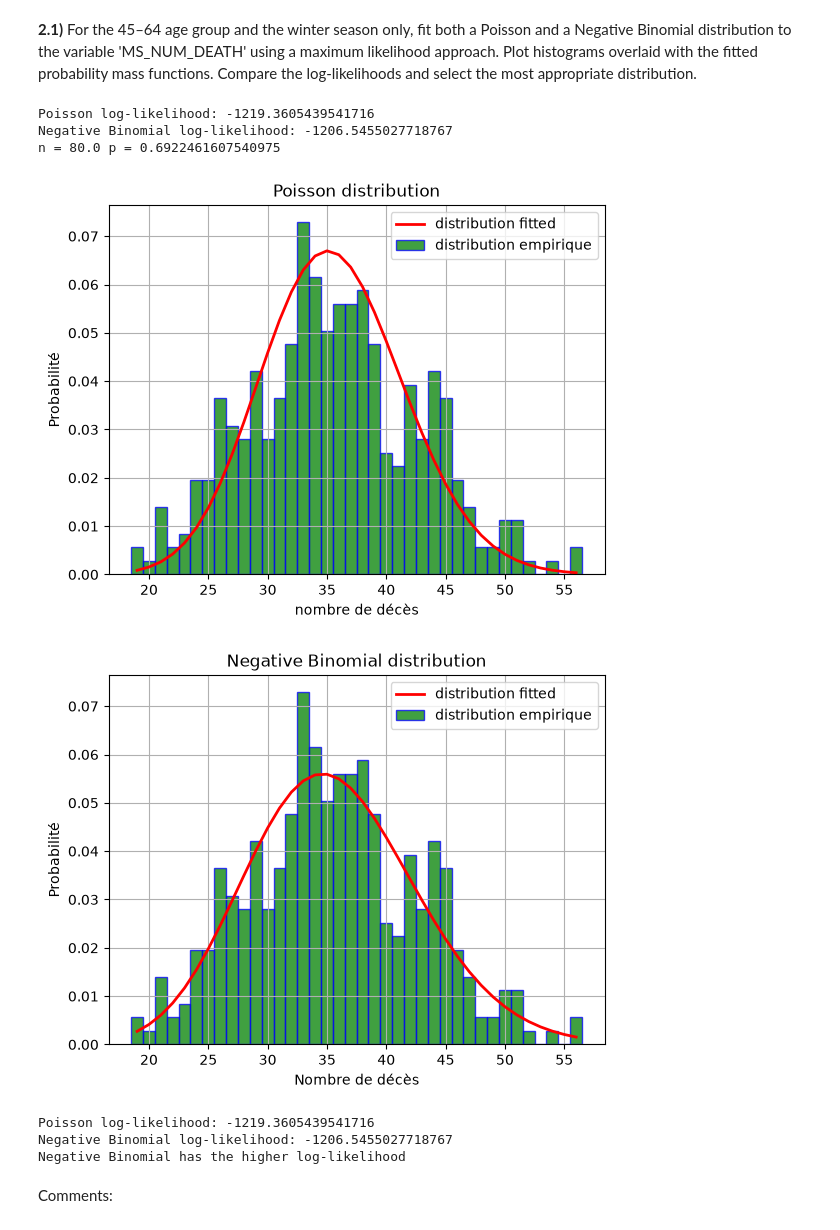
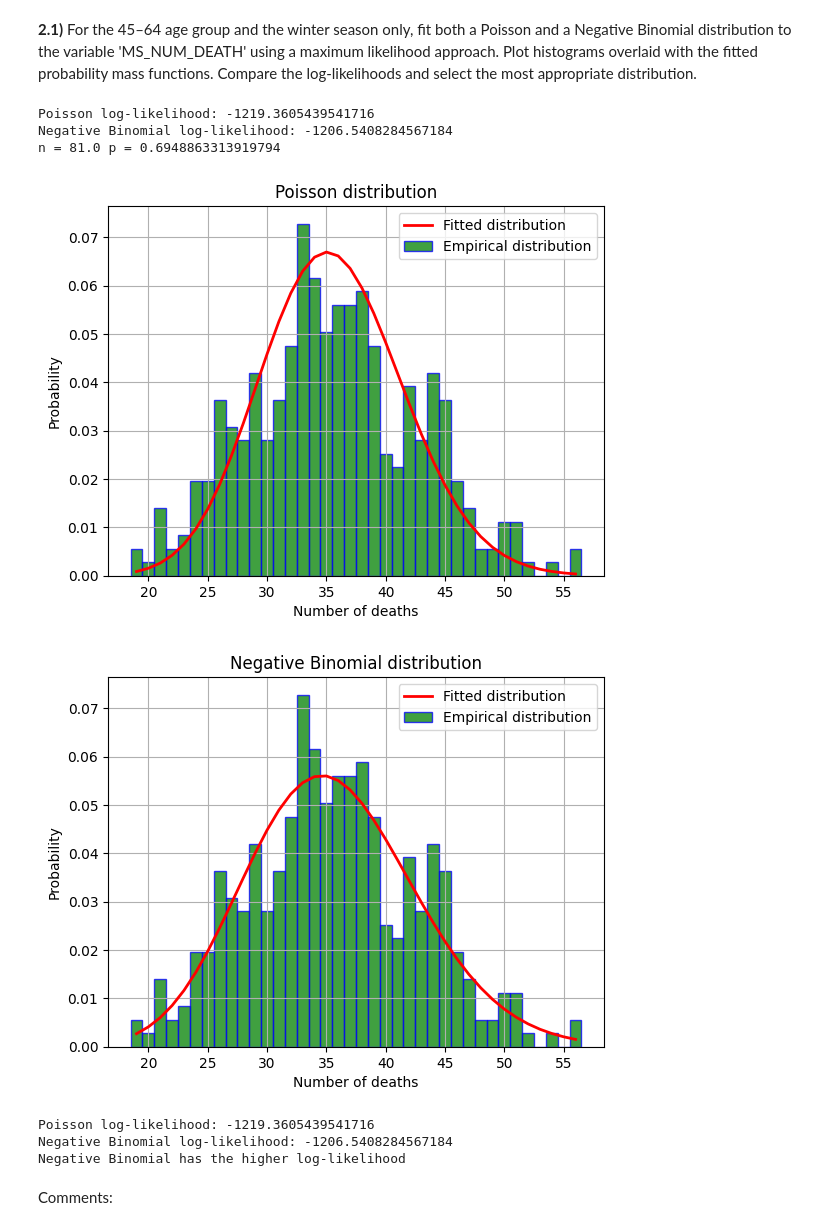
Before and after one commit to Rom-cd/hackaton_stats, a Jupyter notebook: Hackathon_26_27.ipynb, the cells around one changed output. Saved outputs shown, nothing was run; the diff lists cells and outputs as text; code cells hidden in the pictures.

```diff
--- a/Hackathon_26_27.ipynb
+++ b/Hackathon_26_27.ipynb
@@ -170,49 +169,49 @@ ll_nb = -result.nllf()
 print("Negative Binomial log-likelihood:", ll_nb)
 print("n =", n, "p =", p)
 
-# Plot les graphes des deux estimations par rapport à l'historgramme
+# Plot les graphes des deux estimations par rapport à l'histogramme
 #des données empiriques
 x = np.arange(min(datn), max(datn) + 1)
 
 fx_poisson = sc.poisson.pmf(x, mu=lam)
 fx_nb = sc.nbinom.pmf(x, n, p)
 
 plt.hist(datn, bins=np.arange(min(datn)-0.5, max(datn)+1.5),
          density=1, facecolor='g', alpha=0.75, edgecolor='b')
 plt.plot(x, fx_poisson, 'r', lw=2)
-plt.xlabel('nombre de décès')
-plt.ylabel('Probabilité')
+plt.xlabel('Number of deaths')
+plt.ylabel('Probability')
 plt.title('Poisson distribution')
-plt.legend(['distribution fitted ', 'distribution empirique'])
+plt.legend(['Fitted distribution', 'Empirical distribution'])
 plt.grid(True)
 plt.show()
 
 plt.hist(datn, bins=np.arange(min(datn)-0.5, max(datn)+1.5),
          density=1, facecolor='g', alpha=0.75, edgecolor='b')
 plt.plot(x, fx_nb, 'r', lw=2)
-plt.xlabel('Nombre de décès')
-plt.ylabel('Probabilité')
+plt.xlabel('Number of deaths')
+plt.ylabel('Probability')
 plt.title('Negative Binomial distribution')
-plt.legend(['distribution fitted', 'distribution empirique'])
+plt.legend(['Fitted distribution', 'Empirical distribution'])
 plt.grid(True)
 plt.show()
 
 # Compare log-likelihoods
 print("Poisson log-likelihood:", ll_poisson)
 print("Negative Binomial log-likelihood:", ll_nb)
 
 if ll_poisson > ll_nb:
     print("Poisson has the higher log-likelihood")
 else:
     print("Negative Binomial has the higher log-likelihood")
 # %% [output]
 Poisson log-likelihood: -1219.3605439541716
-Negative Binomial log-likelihood: -1206.5455027718767
-n = 80.0 p = 0.6922461607540975
+Negative Binomial log-likelihood: -1206.5408284567184
+n = 81.0 p = 0.6948863313919794
-[figure, old version]
+[figure, new version]
-[figure, old version]
+[figure, new version]
 Poisson log-likelihood: -1219.3605439541716
-Negative Binomial log-likelihood: -1206.5455027718767
+Negative Binomial log-likelihood: -1206.5408284567184
 Negative Binomial has the higher log-likelihood
 # %% [markdown]
 Comments:
```
Also changed, not shown: parts of 23 cells of this notebook.
